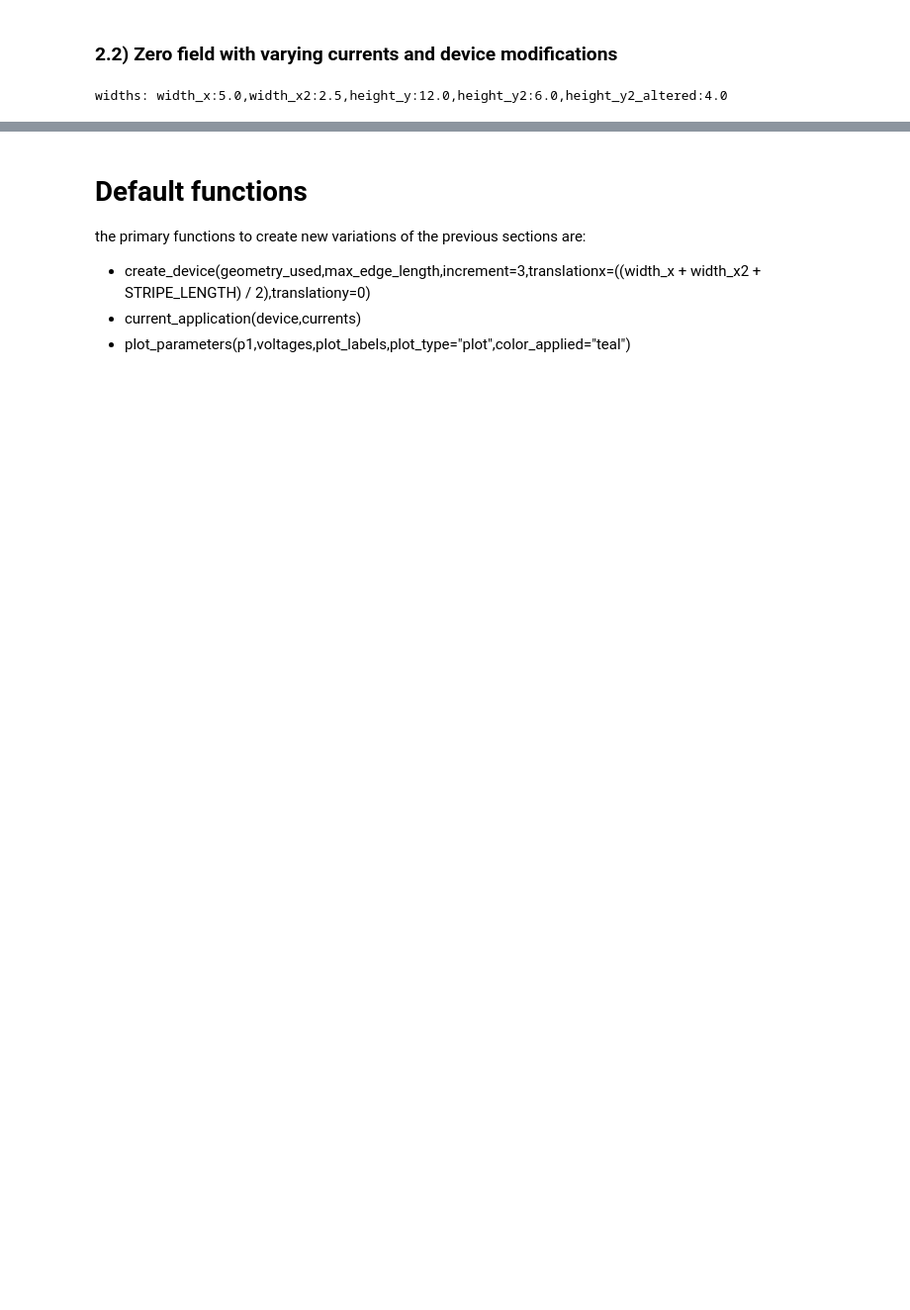
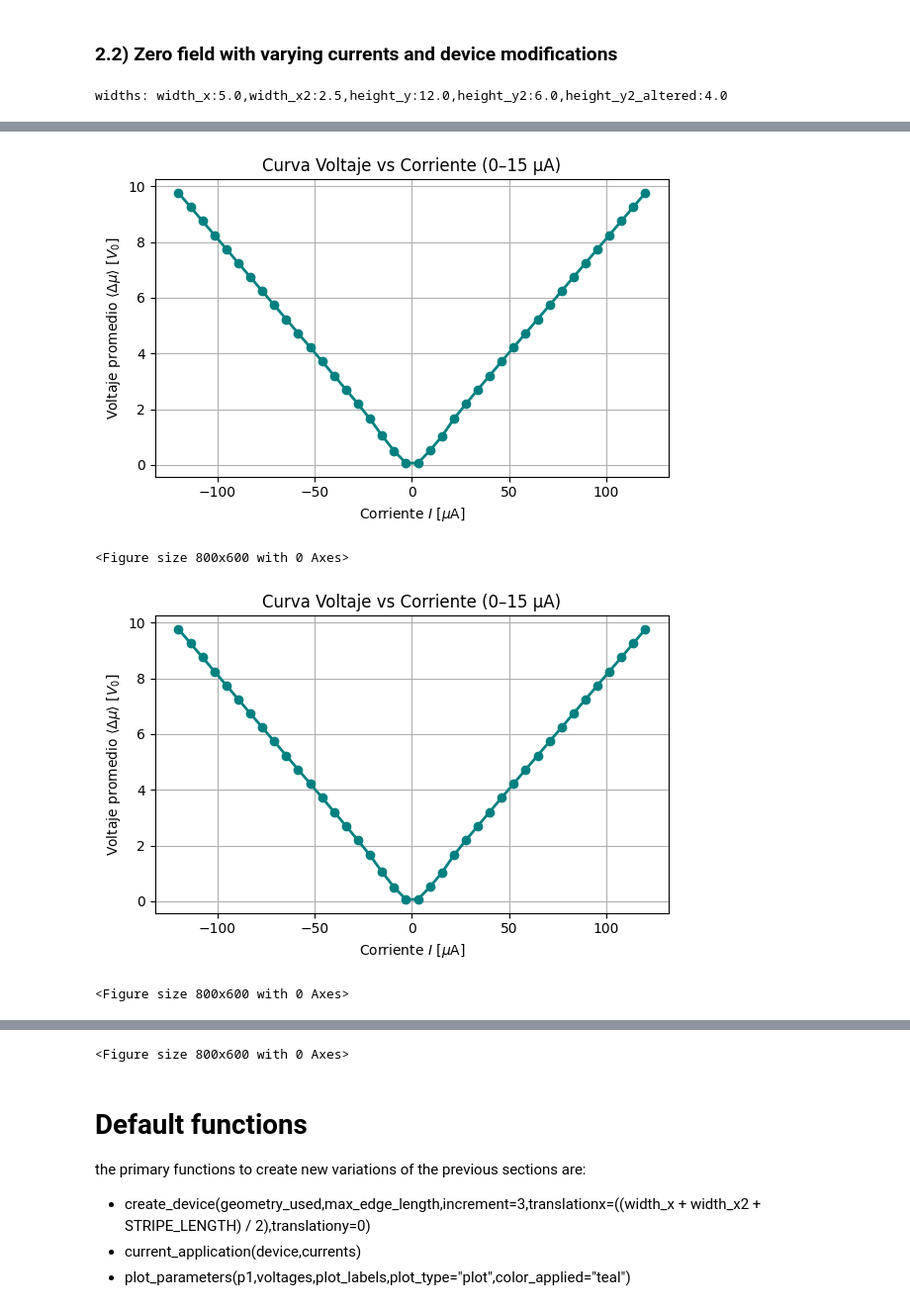
Before and after one commit to AlejoProjects/diode_effect, a Jupyter notebook: proyecto_electro2.ipynb, the cells around one changed output, grey strips where cells are left out. Shown at 99% size. Drawn from its saved outputs; the diff is of its cells as text; code cells hidden in the pictures; blank space fills up the shorter version.

```diff
--- a/proyecto_electro2.ipynb
+++ b/proyecto_electro2.ipynb
@@ -371,0 +386,8 @@ for h in range(io,ifi):
+# %%
+for j in range(0,3):
+    plot_parameters(currents,voltages_arr[j],plot_info1)
+# %% [output]
+[figure, added]
+<Figure size 800x600 with 0 Axes>
+[figure, added]
+<Figure size 800x600 with 0 Axes>
@@ -372,3 +395,4 @@ for h in range(io,ifi):
+<Figure size 800x600 with 0 Axes>
 # %% [markdown]
 # Default functions
 the primary functions to create new variations of the previous sections are:
```
Also changed, not shown: parts of 15 cells of this notebook, 2 other files.
